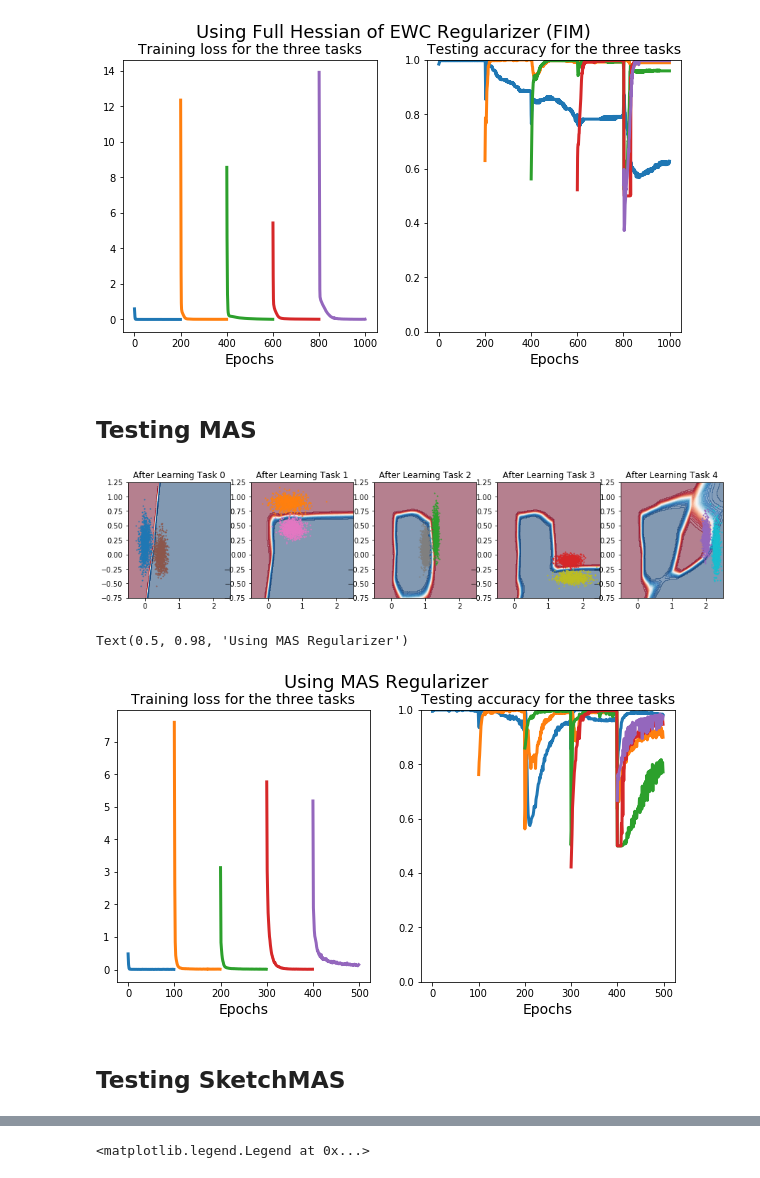
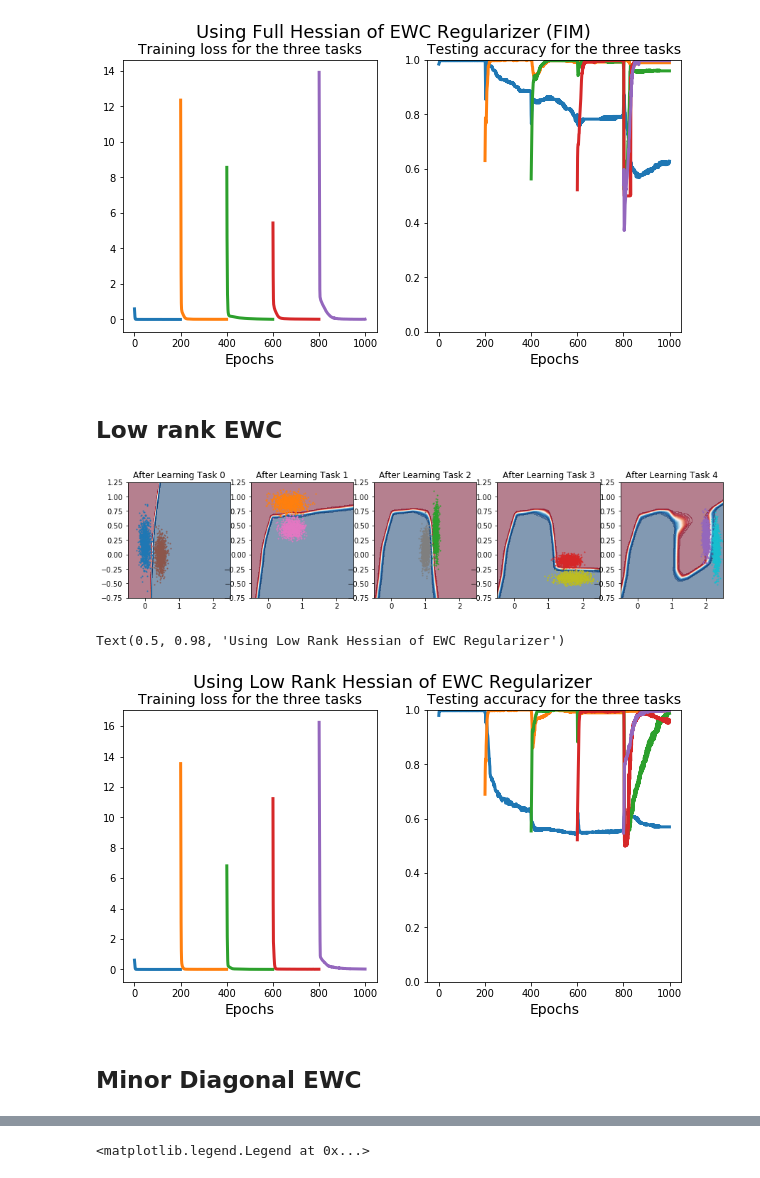
Before and after one commit to lihr04/corel2m, a Jupyter notebook: quad_sequential_lines_scp.ipynb, the cells around one changed output, grey strips where cells are left out. Drawn from its saved outputs; the diff is of its cells as text; code cells hidden in the pictures.

```diff
--- a/quad_sequential_lines.ipynb
+++ b/quad_sequential_lines_scp.ipynb
@@ -341,5 +341,5 @@ fig.suptitle('Using Full Hessian of EWC Regularizer (FIM)',fontsize=18)
 # %% [output]
 Text(0.5, 0.98, 'Using Full Hessian of EWC Regularizer (FIM)')
 [figure]
-# %% [markdown]
-## Testing MAS
+# %% [markdown]
+## Low rank EWC
@@ -346,42 +348,43 @@ Text(0.5, 0.98, 'Using Full Hessian of EWC Regularizer (FIM)')
 # %%
-mas_importance=1e3
+low_rank_ewc_importance=1e+5
+
 ## define a MLP model
 model=mlp.MLP(input_size=input_size,output_size=output_size,
               hidden_size=hidden_sizes,activation=activation,
               require_bias=True,device=device).to(device)
-
-mas= MAS(model,device=device,alpha=mas_alpha)
+# model.apply(weights_init)
+low_rank_ewc= LowRankEWC(model,device=device,alpha=ewc_alpha,n_bucket=1)
 
 fig, ax=plt.subplots(1,num_task,figsize=(3*num_task,3))
 
 ## performing training
-loss_mas, acc_mas = {}, {}
+loss_low_rank_ewc, acc_low_rank_ewc = {}, {}
 for task in tqdm(range(num_task)):
-    loss_mas[task] = []
-    acc_mas[task] = []
+    loss_low_rank_ewc[task] = []
+    acc_low_rank_ewc[task] = []
     for _ in tqdm(range(epochs)):
         optimizer = torch.optim.Adam(params=model.parameters(),lr=lr)
-        loss_mas[task].append(train_test_model.mas_train_classifier(mas=mas,
-                                                                    optimizer=optimizer,
-                                                                    data_loader=train_loader[task],
-                                                                    importance=mas_importance,
-                                                                    device=device))
+        loss_low_rank_ewc[task].append(train_test_model.onlineEWC_train_classifier(ewc=low_rank_ewc,
+                                                                      optimizer=optimizer,
+                                                                      data_loader=train_loader[task],
+                                                                      importance=full_ewc_importance,
+                                                                      device=device))
         for sub_task in range(task + 1):
-            acc_mas[sub_task].append(train_test_model.test_classifier(model=mas.model,
-                                                                    data_loader=test_loader[sub_task],
-                                                                     device=device))
-    mas.consolidate(train_loader[task])
+            acc_low_rank_ewc[sub_task].append(train_test_model.test_classifier(model=low_rank_ewc.model,
+                                                                 data_loader=test_loader[sub_task],
+                                                                 device=device))
+    low_rank_ewc.consolidate(train_loader[task])
 
     pred=nn.Softmax(-1)(model(grid.to(device)))[:,1].reshape(150,100).detach().cpu().numpy()
     ax[task].contourf(X, Y, pred,cmap='RdBu', alpha=0.5,levels=50)
     for l in range(task,task+1):
         idx = np.where(datagen.y == l)
         ax[task].scatter(datagen.X[idx][:,0], datagen.X[idx][:,1], c=color[l], s=1)
         idx = np.where(datagen.y == l+datagen.offset)
         ax[task].scatter(datagen.X[idx][:,0], datagen.X[idx][:,1], c=color[l+datagen.offset], s=1)
     ax[task].set_xlim(-0.5,2.5)
     ax[task].set_ylim(-0.75,1.25)
     ax[task].set_title('After Learning Task %d'%task)
 plt.show()
 # %% [output]
-[figure, old version]
+[figure, new version]
@@ -392,18 +391,18 @@ plt.show()
 # %%
 fig, ax=plt.subplots(1,2,figsize=(10,5))
-for t, v in loss_mas.items():
+for t, v in loss_low_rank_ewc.items():
     ax[0].plot(list(range(t * epochs, (t + 1) * epochs)), v,linewidth=3)
 ax[0].set_xlabel('Epochs',fontsize=14)
 ax[0].set_title('Training loss for the three tasks',fontsize=14)
-for t, v in acc_mas.items():
+for t, v in acc_low_rank_ewc.items():
     ax[1].plot(list(range(t * epochs, num_task * epochs)), v,linewidth=3)
 ax[1].set_ylim(0, 1)
 ax[1].set_xlabel('Epochs',fontsize=14)
 ax[1].set_title('Testing accuracy for the three tasks',fontsize=14)
-fig.suptitle('Using MAS Regularizer',fontsize=18)
+fig.suptitle('Using Low Rank Hessian of EWC Regularizer',fontsize=18)
 # %% [output]
-Text(0.5, 0.98, 'Using MAS Regularizer')
+Text(0.5, 0.98, 'Using Low Rank Hessian of EWC Regularizer')
-[figure, old version]
+[figure, new version]
-# %% [markdown]
-## Testing SketchMAS
+# %% [markdown]
+## Minor Diagonal EWC
 # %%
```
Also changed, not shown: parts of 13 cells of this notebook, 11 other files.
